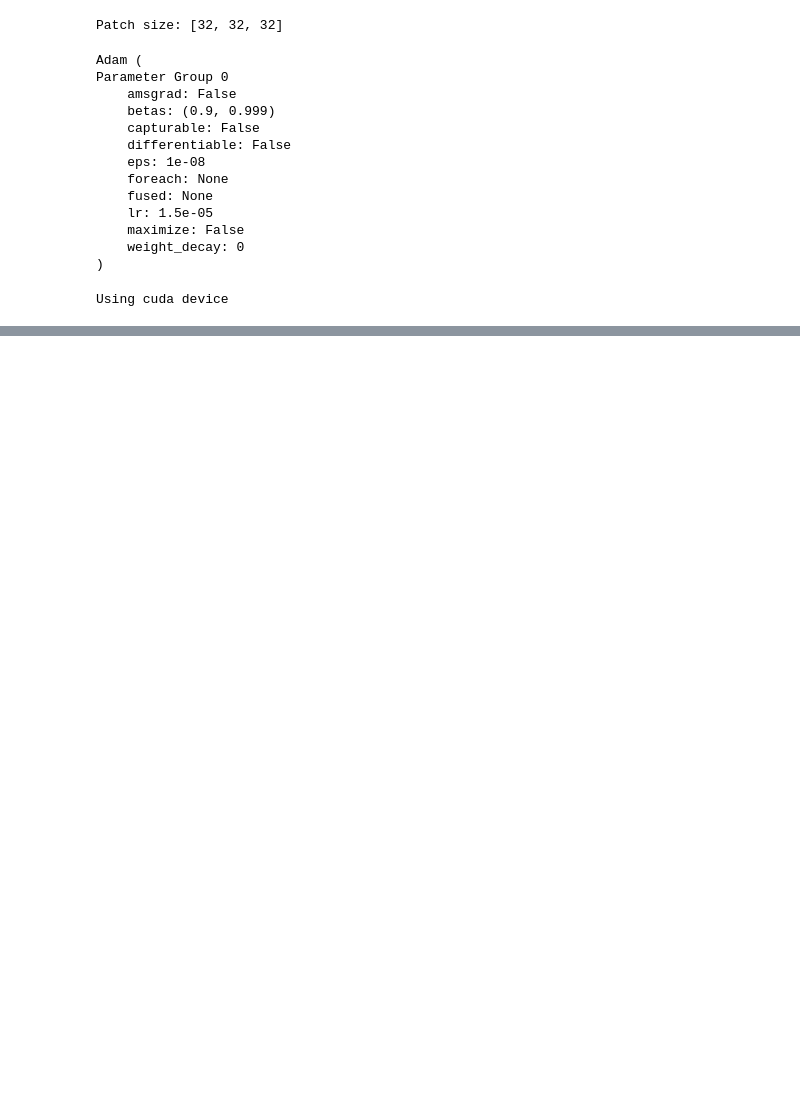
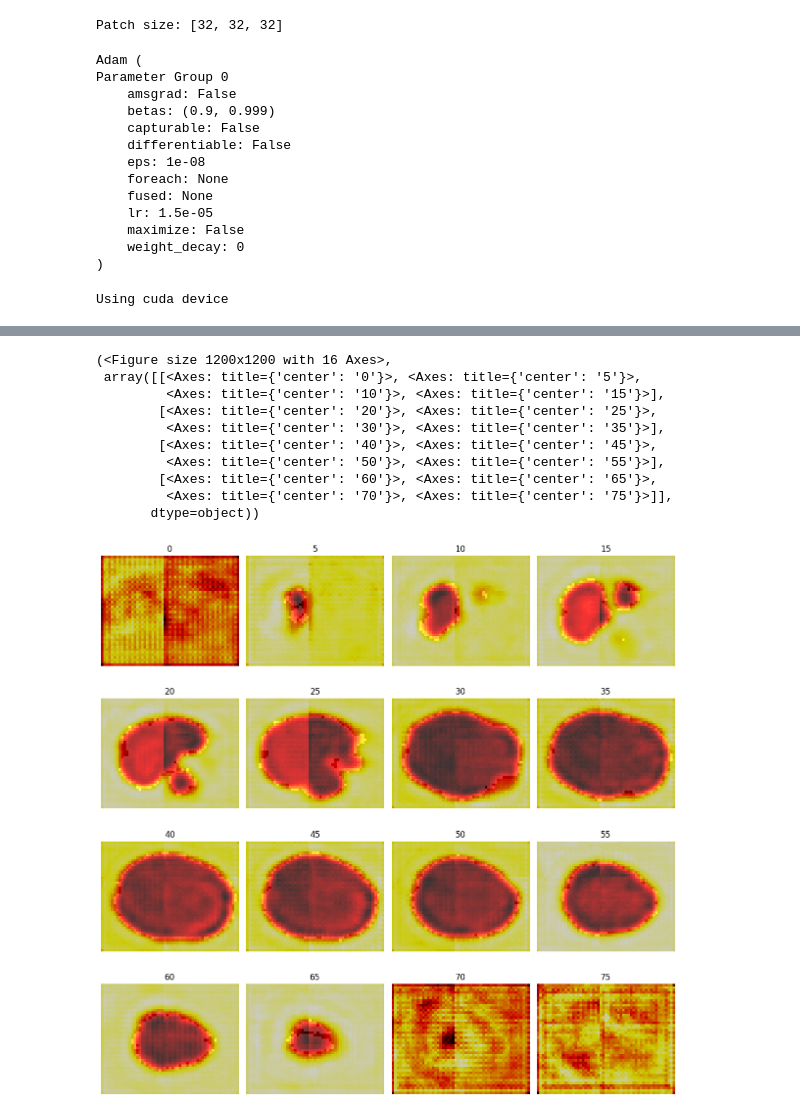
Before and after one commit to JGIBristol/fish_test, a Jupyter notebook: segment_test.ipynb, the cells around one changed output, grey strips where cells are left out. Drawn from its saved outputs; the diff is of its cells as text; code cells hidden in the pictures; blank space fills up the shorter version.

```diff
--- a/segment_test.ipynb
+++ b/segment_test.ipynb
@@ -240,0 +253,14 @@ plot.plot_arr(brain_confidence.numpy())
+# %%
+plot.plot_arr(truth, prediction)
+# %% [output]
+(<Figure size 1200x1200 with 16 Axes>,
+ array([[<Axes: title={'center': '0'}>, <Axes: title={'center': '5'}>,
+         <Axes: title={'center': '10'}>, <Axes: title={'center': '15'}>],
+        [<Axes: title={'center': '20'}>, <Axes: title={'center': '25'}>,
+         <Axes: title={'center': '30'}>, <Axes: title={'center': '35'}>],
+        [<Axes: title={'center': '40'}>, <Axes: title={'center': '45'}>,
+         <Axes: title={'center': '50'}>, <Axes: title={'center': '55'}>],
+        [<Axes: title={'center': '60'}>, <Axes: title={'center': '65'}>,
+         <Axes: title={'center': '70'}>, <Axes: title={'center': '75'}>]],
+       dtype=object))
+[figure, added]
```
Also changed, not shown: parts of 7 cells of this notebook.
